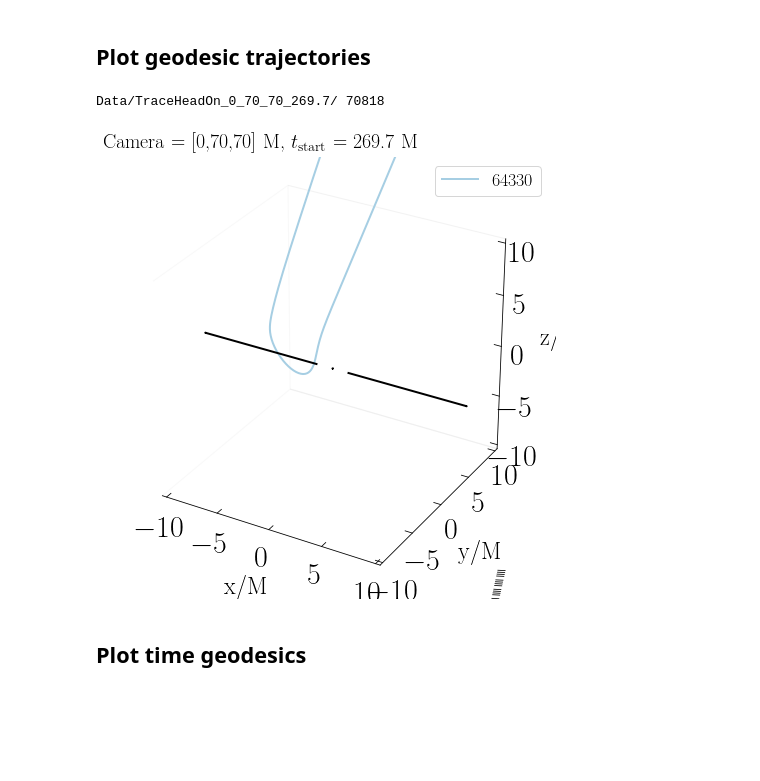
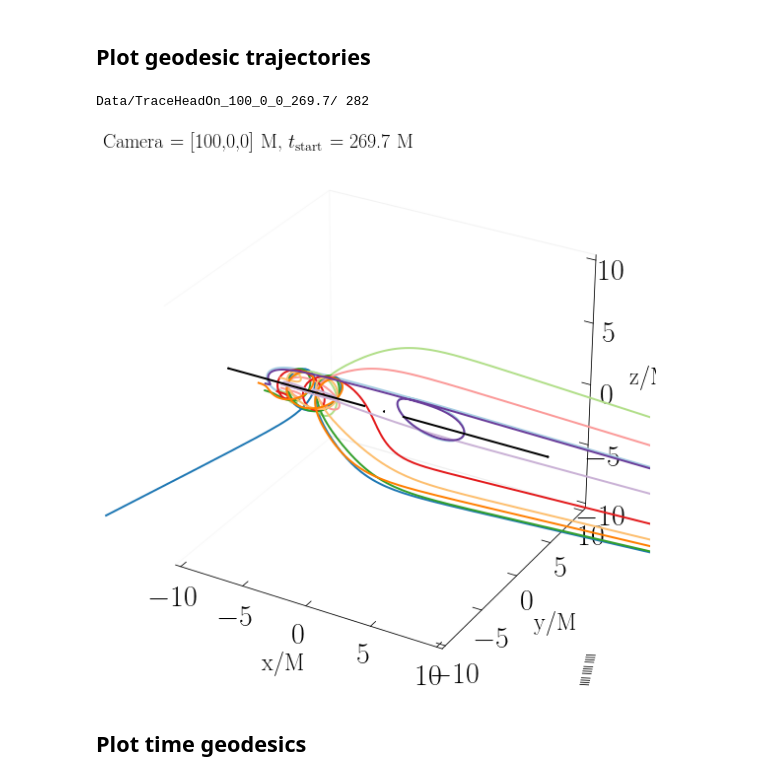
Before and after one commit to mariaokounkova/TracingMerger, a Jupyter notebook: InterestingLoops.ipynb, the cells around one changed output. Drawn from its saved outputs; the diff is of its cells as text; code cells hidden in the pictures; blank space fills up the shorter version.

```diff
--- a/InterestingLoops.ipynb
+++ b/InterestingLoops.ipynb
@@ -480,12 +487,12 @@ def GetGeodesicsMaxXTurns(p, infinity=True):
 ## Plot geodesic trajectories
 def PlotGetTrajectoriesFromH5(p):
 
-    #max_N, Indices = GetGeodesicsMaxZeroCrossings(p)
-    Indices = GetGeodesicIndices(p)
+    Indices = GetGeodesicsXTurnsIndicesGreater(p, 5)
+    #Indices = GetGeodesicIndices(p)
     print(p, len(Indices))
 
-    #Indices = Indices[::10000]
-    Indices = [64330]
+    Indices = Indices[:10]
+    #Indices = [64330]
 
     cs = sns.color_palette('Paired', n_colors=len(Indices))
 
@@ -501,6 +508,7 @@ def PlotGetTrajectoriesFromH5(p):
     for horizon, color in zip(["A", "B", "C"], ["blue", "lightblue", "yellow"]):
         t_h, x_h, y_h, z_h = read_horizon_trajectories(horizon)
         plt.plot(x_h, y_h, z_h, color='black', lw = 2.0, ls='-')
+
 
     ax.set_xlabel('x/M',labelpad=20)
     ax.set_ylabel('y/M', labelpad=20)
@@ -527,18 +535,18 @@ def PlotGetTrajectoriesFromH5(p):
     ax.zaxis._axinfo['tick']['outward_factor'] = 0.4
     #ax.set_axis_off()
 
-    plt.legend()
-    #plt.tight_layout()
+    #plt.legend()
+    plt.tight_layout()
     plt.show()
 # %%
-#for t_start in [280]:
+#for t_start in [270]:
 #    p = 'Data/TraceHeadOn_0_0_100_' + str(t_start) + '/'
 #    PlotGetTrajectoriesFromH5(p)
 
-PlotGetTrajectoriesFromH5('Data/TraceHeadOn_0_70_70_269.7/')
+PlotGetTrajectoriesFromH5('Data/TraceHeadOn_100_0_0_269.7/')
 # %% [output]
-Data/TraceHeadOn_0_70_70_269.7/ 70818
+Data/TraceHeadOn_100_0_0_269.7/ 282
-[figure, old version]
+[figure, new version]
 # %% [markdown]
 ## Plot time geodesics
 # %%
```
Also changed, not shown: parts of 5 cells of this notebook, 2 other files.
